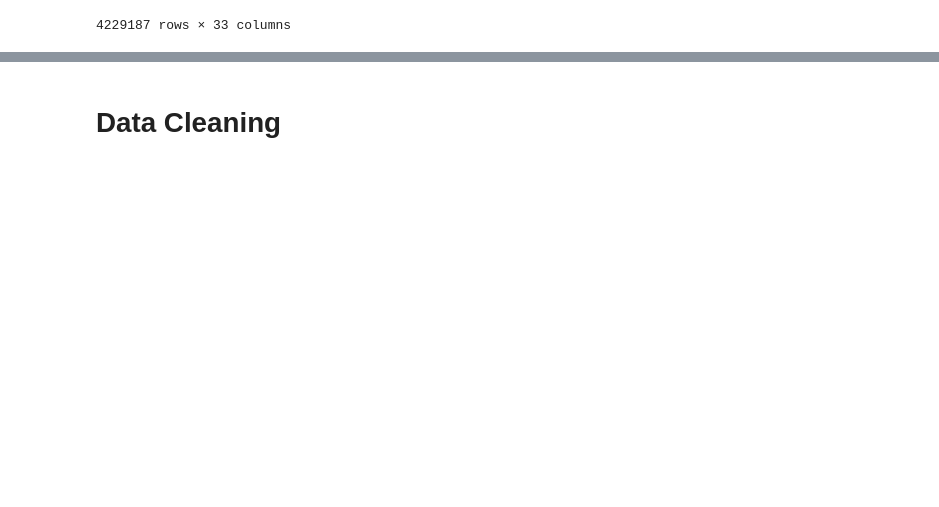
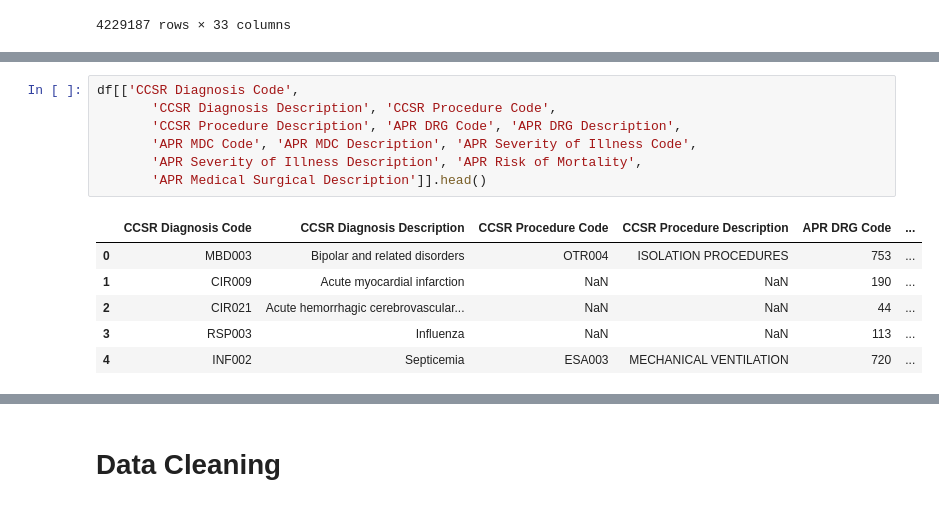
Before and after one commit to hamza0sama/DEPI_Final_Project, a Jupyter notebook: Cleaning.ipynb, the cells around one changed output, grey strips where cells are left out. Saved outputs shown, nothing was run; the diff lists cells and outputs as text; blank space fills up the shorter version.

```diff
--- a/Cleaning.ipynb
+++ b/Cleaning.ipynb
@@ -291,0 +186,14 @@ df
+# %%
+df[['CCSR Diagnosis Code',
+       'CCSR Diagnosis Description', 'CCSR Procedure Code',
+       'CCSR Procedure Description', 'APR DRG Code', 'APR DRG Description',
+       'APR MDC Code', 'APR MDC Description', 'APR Severity of Illness Code',
+       'APR Severity of Illness Description', 'APR Risk of Mortality',
+       'APR Medical Surgical Description']].head()
+# %% [output]
+|  | CCSR Diagnosis Code | CCSR Diagnosis Description | CCSR Procedure Code | CCSR Procedure Description | APR DRG Code | ... |
+| 0 | MBD003 | Bipolar and related disorders | OTR004 | ISOLATION PROCEDURES | 753 | ... |
+| 1 | CIR009 | Acute myocardial infarction | NaN | NaN | 190 | ... |
+| 2 | CIR021 | Acute hemorrhagic cerebrovascular... | NaN | NaN | 44 | ... |
+| 3 | RSP003 | Influenza | NaN | NaN | 113 | ... |
+| 4 | INF002 | Septicemia | ESA003 | MECHANICAL VENTILATION | 720 | ... |
```
Also changed, not shown: parts of 32 cells of this notebook, 1 other file.
